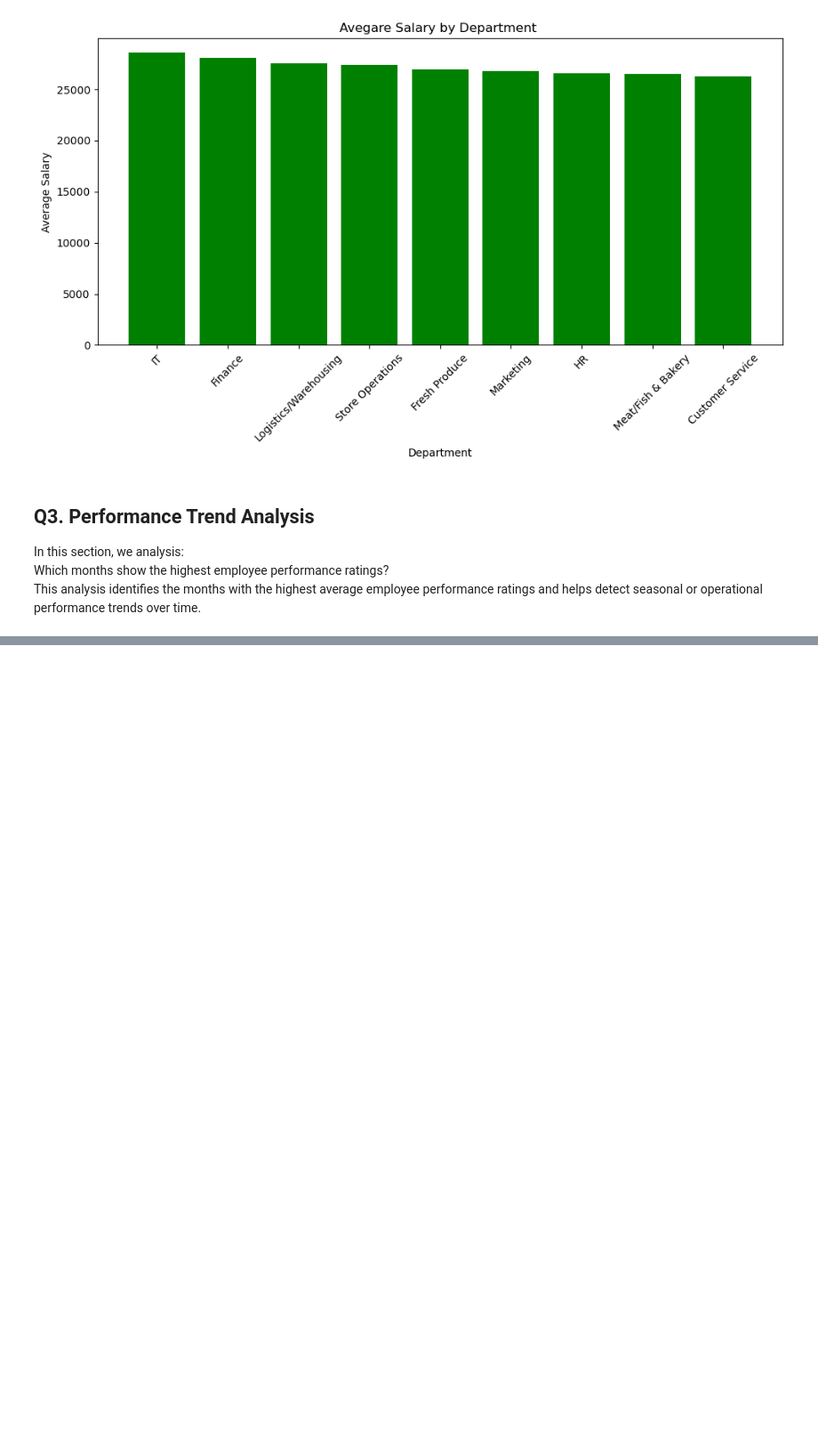
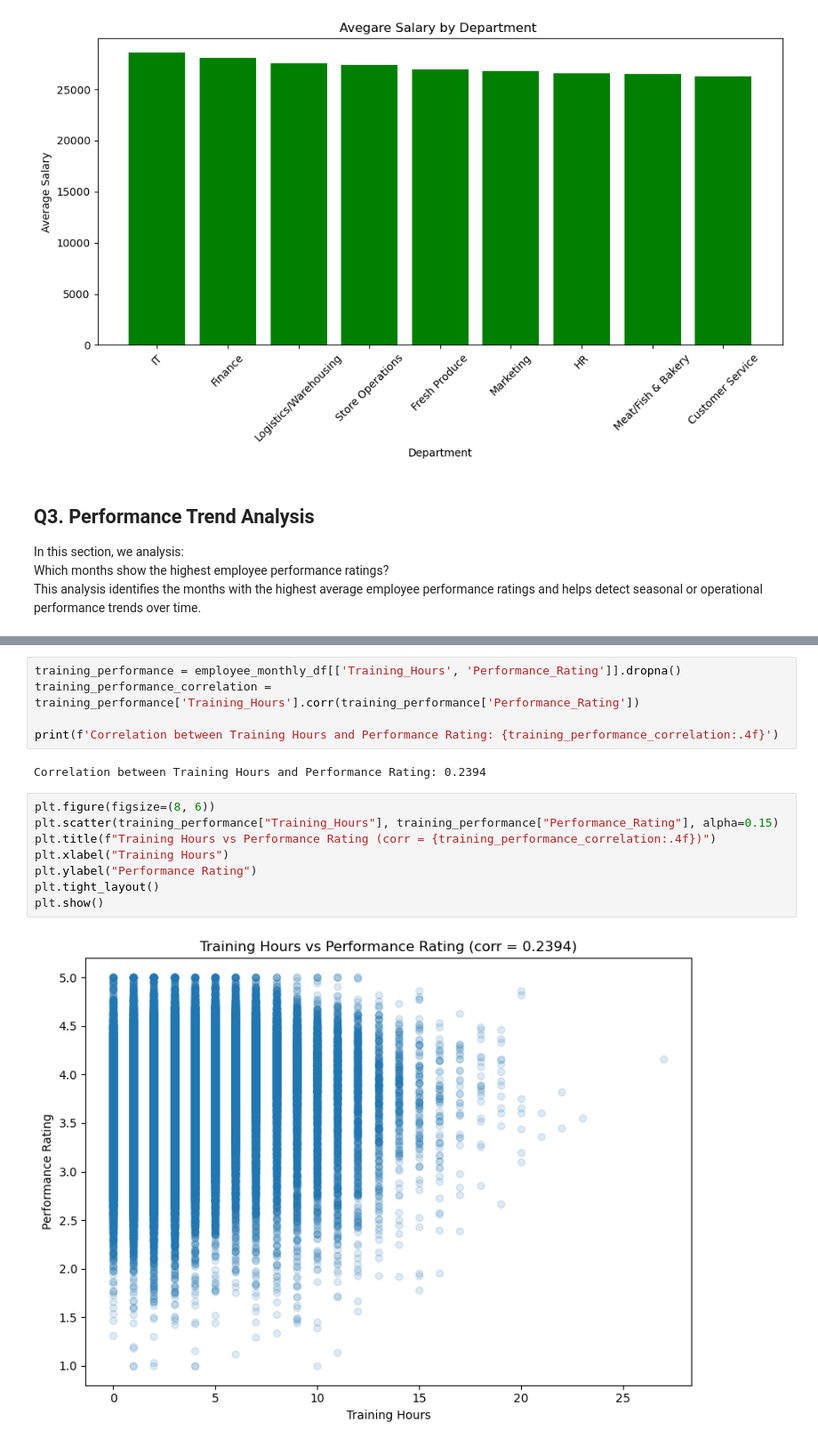
Before and after one commit to ChiBao-v/hr-analytics-workforce-performance, a Jupyter notebook: notebooks/exploratory_data_analysis.ipynb, the cells around one changed output, grey strips where cells are left out. Shown at 89% size. Cells and saved outputs as stored; diff of their text form; blank space fills up the shorter version.

```diff
--- a/notebooks/exploratory_data_analysis.ipynb
+++ b/notebooks/exploratory_data_analysis.ipynb
@@ -554,0 +660,17 @@ This analysis identifies the months with the highest average employee performanc
+# %%
+training_performance = employee_monthly_df[['Training_Hours', 'Performance_Rating']].dropna()
+training_performance_correlation = training_performance['Training_Hours'].corr(training_performance['Performance_Rating'])
+
+print(f'Correlation between Training Hours and Performance Rating: {training_performance_correlation:.4f}')
+# %% [output]
+Correlation between Training Hours and Performance Rating: 0.2394
+# %%
+plt.figure(figsize=(8, 6))
+plt.scatter(training_performance["Training_Hours"], training_performance["Performance_Rating"], alpha=0.15)
+plt.title(f"Training Hours vs Performance Rating (corr = {training_performance_correlation:.4f})")
+plt.xlabel("Training Hours")
+plt.ylabel("Performance Rating")
+plt.tight_layout()
+plt.show()
+# %% [output]
+[figure, added]
```
Also changed, not shown: parts of 17 cells of this notebook.
